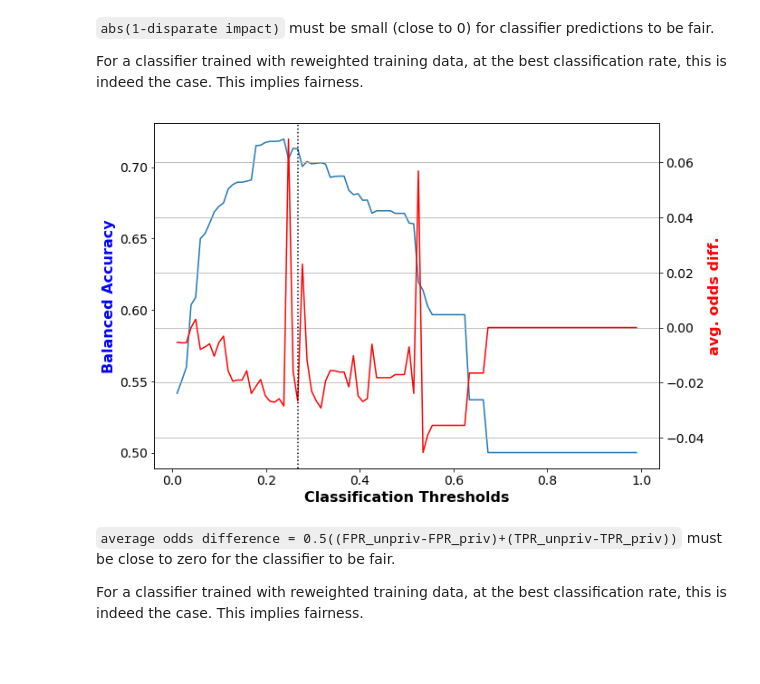
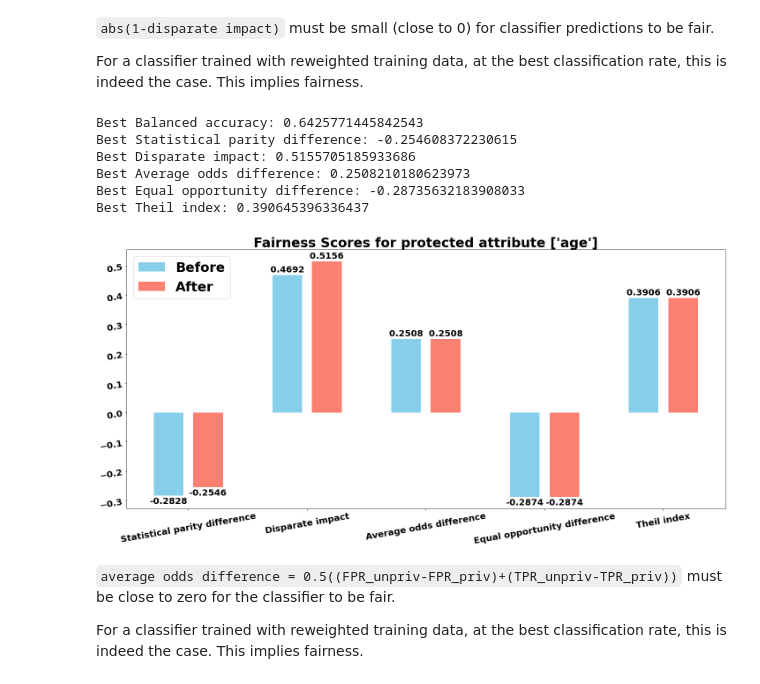
Before and after one commit to lindsey98/AIF360, a Jupyter notebook: examples/demo_reweighing_preproc.ipynb, the cells around one changed output. Cells and saved outputs as stored; diff of their text form; code cells hidden in the pictures; blank space fills up the shorter version.

````diff
--- a/examples/demo_reweighing_preproc.ipynb
+++ b/examples/demo_reweighing_preproc.ipynb
@@ -355,23 +395,61 @@ ax2.grid(True)
 
 For a classifier trained with reweighted training data, at the best classification rate, this is indeed the case.
 This implies fairness.
-# %%
-fig, ax1 = plt.subplots(figsize=(10,7))
-ax1.plot(class_thresh_arr, bal_acc_arr_transf)
-ax1.set_xlabel('Classification Thresholds', fontsize=16, fontweight='bold')
-ax1.set_ylabel('Balanced Accuracy', color='b', fontsize=16, fontweight='bold')
-ax1.xaxis.set_tick_params(labelsize=14)
-ax1.yaxis.set_tick_params(labelsize=14)
-
-
-ax2 = ax1.twinx()
-ax2.plot(class_thresh_arr, avg_odds_diff_arr_transf, color='r')
-ax2.set_ylabel('avg. odds diff.', color='r', fontsize=16, fontweight='bold')
-ax2.axvline(best_class_thresh, color='k', linestyle=':')
-ax2.yaxis.set_tick_params(labelsize=14)
-ax2.grid(True)
-# %% [output]
-[figure, removed]
+# %%
+best_bal_acc_transf = bal_acc_arr_transf[best_ind]
+best_stats_par_diff_transf = stats_par_diff_arr_transf[best_ind]
+best_disp_imp_transf = disp_imp_arr_transf[best_ind]
+best_avg_odds_diff_transf = avg_odds_diff_arr_transf[best_ind]
+best_eq_opt_diff_transf = eq_opt_diff_arr_transf[best_ind]
+best_theil_transf = theil_arr_transf[best_ind]
+
+print("Best Balanced accuracy:", best_bal_acc_transf)
+print("Best Statistical parity difference:",best_stats_par_diff_transf)
+print("Best Disparate impact:", best_disp_imp_transf)
+print("Best Average odds difference:", best_avg_odds_diff_transf)
+print("Best Equal opportunity difference:", best_eq_opt_diff_transf)
+print("Best Theil index:", best_theil_transf)
+# %% [output]
+Best Balanced accuracy: 0.6425771445842543
+Best Statistical parity difference: -0.254608372230615
+Best Disparate impact: 0.5155705185933686
+Best Average odds difference: 0.2508210180623973
+Best Equal opportunity difference: -0.28735632183908033
+Best Theil index: 0.390645396336437
+# %%
+from matplotlib import rc
+rc('font', weight='bold')
+labels = ['Statistical parity difference', 'Disparate impact',
+          'Average odds difference', 'Equal opportunity difference', 'Theil index']
+
+before = [best_stats_par_diff_orig, best_disp_imp_orig, best_avg_odds_diff_orig,
+             best_eq_opt_diff_orig, best_theil_orig]
+
+after = [best_stats_par_diff_transf, best_disp_imp_transf, best_avg_odds_diff_transf,
+               best_eq_opt_diff_transf, best_theil_transf]
+
+x = np.arange(len(labels))  # the label locations
+width = 0.5  # the width of the bars
+
+fig, ax = plt.subplots(figsize=(20, 10))
+rects1 = ax.bar(x - width/3, before, width/2, label='Before', color="skyblue")
+rects2 = ax.bar(x + width/3, after, width/2, label='After', color="salmon")
+
+# Add some text for labels, title and custom x-axis tick labels, etc.
+# ax.set_ylabel('Scores', fontdict={"size":30})
+ax.set_title('Fairness Scores for protected attribute {}'.format(dataset_orig.protected_attribute_names), fontdict={"size":30,"weight":'bold'})
+ax.set_xticks(x, labels, size=20, weight = 'bold')
+ax.legend(fontsize=30)
+
+ax.bar_label(rects1, padding=3, size=20, fmt="%.4f", weight = 'bold')
+ax.bar_label(rects2, padding=3, size=20, fmt="%.4f", weight = 'bold')
+ax.tick_params(axis='both', which='major', labelsize=20, rotation=10)
+
+fig.tight_layout()
+# plt.axis("off")
+plt.show()
+# %% [output]
+[figure, added]
 # %% [markdown]
 ```average odds difference = 0.5((FPR_unpriv-FPR_priv)+(TPR_unpriv-TPR_priv))``` must be close to zero for the classifier to be fair.
 
````
Also changed, not shown: parts of 15 cells of this notebook.
